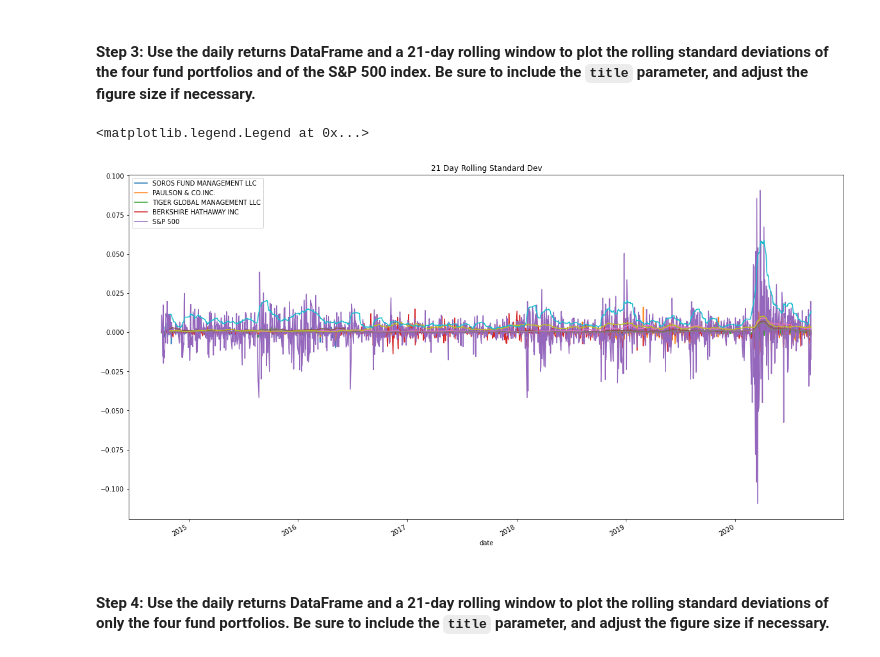
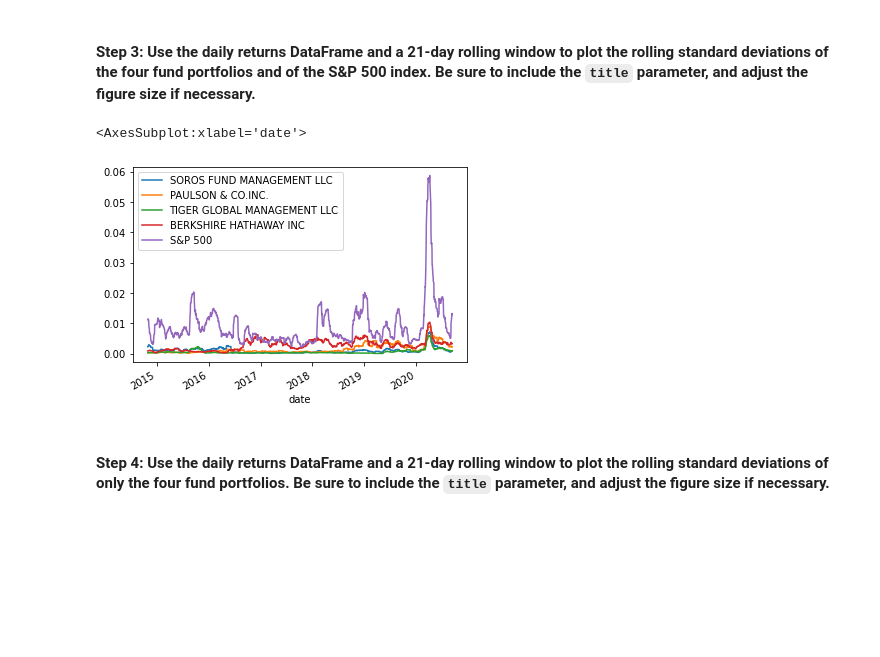
Before and after one commit to JL7788/Risk-Return-Analysis, a Jupyter notebook: risk_return_analysis.ipynb, the cells around one changed output. Saved outputs shown, nothing was run; the diff lists cells and outputs as text; code cells hidden in the pictures; blank space fills up the shorter version.

```diff
--- a/risk_return_analysis.ipynb
+++ b/risk_return_analysis.ipynb
@@ -296,17 +284,13 @@ dtype: float64
 # %%
 # Using the daily returns DataFrame and a 21-day rolling window,
 # plot the rolling standard deviation of the 4 portfolios and the S&P 500
 # Include a title parameter and adjust the figure size
 # YOUR CODE HERE
 
-ax = daily_returns_whale.plot(figsize=(20,11), title='21 Day Rolling Standard Dev')
-
-daily_returns_whale.rolling(window=21).std().plot(ax=ax)
-
-ax.legend(['SOROS FUND MANAGEMENT LLC','PAULSON & CO.INC.','TIGER GLOBAL MANAGEMENT LLC','BERKSHIRE HATHAWAY INC', 'S&P 500'])
+daily_returns_whale.rolling(window=21).std().plot()
 # %% [output]
-<matplotlib.legend.Legend at 0x...>
+<AxesSubplot:xlabel='date'>
-[figure, old version]
+[figure, new version]
 # %% [markdown]
 #### Step 4: Use the daily returns DataFrame and a 21-day rolling window to plot the rolling standard deviations of only the four fund portfolios. Be sure to include the `title` parameter, and adjust the figure size if necessary.
 # %%
```
Also changed, not shown: parts of 15 cells of this notebook.
